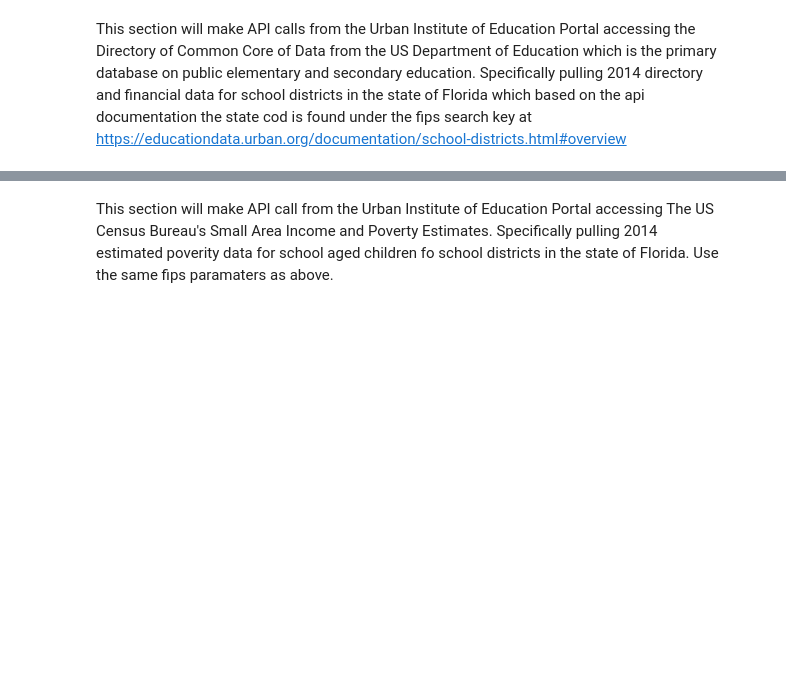
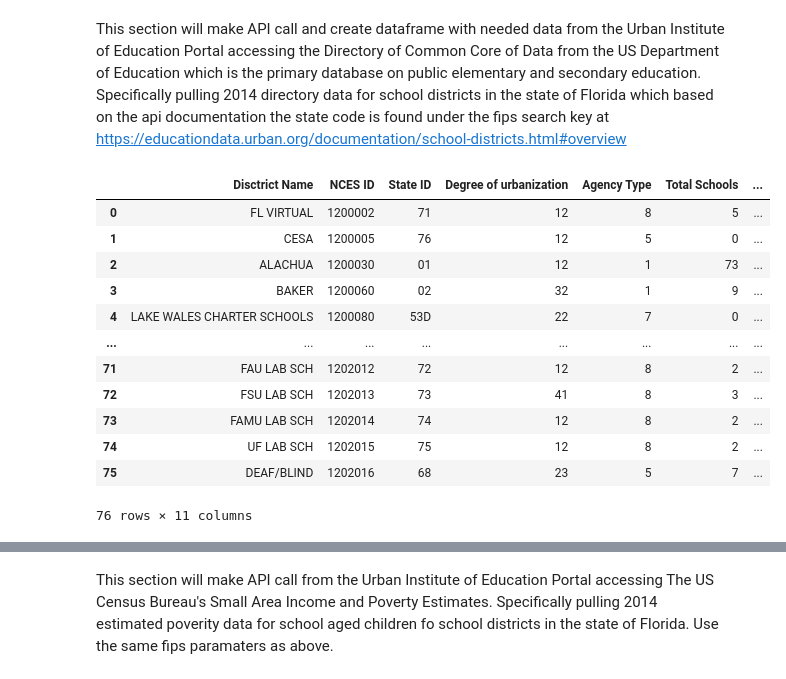
Before and after one commit to jjwilliams11/project1, a Jupyter notebook: Education_Dropout/FL_Education_Dropout_JJ.ipynb, the cells around one changed output, grey strips where cells are left out. Cells and saved outputs as stored; diff of their text form; code cells hidden in the pictures; blank space fills up the shorter version.

Commit message:
First 2 api pulls now in dataframes

```diff
--- a/Education_Dropout/FL_Education_Dropout_JJ.ipynb
+++ b/Education_Dropout/FL_Education_Dropout_JJ.ipynb
@@ -8,4 +8,4 @@ import os
 import json
 import requests
 # %% [markdown]
-This section will make API calls from the Urban Institute of Education Portal accessing the Directory of Common Core of Data from the US Department of Education which is the primary database on public elementary and secondary education. Specifically pulling 2014 directory and financial data for school districts in the state of Florida which based on the api documentation the state cod is found under the fips search key at https://educationdata.urban.org/documentation/school-districts.html#overview
+This section will make API call and create dataframe with needed data from the Urban Institute of Education Portal accessing the Directory of Common Core of Data from the US Department of Education which is the primary database on public elementary and secondary education. Specifically pulling 2014 directory data for school districts in the state of Florida which based on the api documentation the state code is found under the fips search key at https://educationdata.urban.org/documentation/school-districts.html#overview
@@ -33,0 +12,64 @@ fl_ccd_finance_data = fl_ccd_finance_response.json()
+# %%
+# Build query URL
+url = "https://educationdata.urban.org/api/v1/school-districts/ccd/directory/"
+year = "2014/"
+state_code = "12"
+
+query_url = f"{url}{year}?fips={state_code}"
+
+# Request data in json and store variable
+fl_ccd_directory_response = requests.get(query_url)
+fl_ccd_directory_data = fl_ccd_directory_response.json()
+
+# Establish the results from the request to loop through below
+results_directory = fl_ccd_directory_data['results']
+
+# Create Lists to store values for the columns
+district_name = []
+dir_nces_id = []
+state_id = []
+latitude = []
+longitude = []
+urban_locale = []
+agency_type = []
+total_schools = []
+total_students = []
+spec_ed_stud = []
+eng_lang_stud = []
+
+# Loop through results and store values in appropriate lists
+for result in results_directory:
+    district_name.append(result['lea_name'])
+    dir_nces_id.append(result['leaid'])
+    state_id.append(result['state_leaid'])
+    latitude.append(result['latitude'])
+    longitude.append(result['longitude'])
+    urban_locale.append(result['urban_centric_locale'])
+    agency_type.append(result['agency_type'])
+    total_schools.append(result['number_of_schools'])
+    total_students.append(result['enrollment'])
+    spec_ed_stud.append(result['spec_ed_students'])
+    eng_lang_stud.append(result['english_language_learners'])
+
+# Create dataframe from results
+fl_ccd_directory = pd.DataFrame({"Disctrict Name":district_name, "NCES ID":nces_id, "State ID":state_id,
+                                 "Degree of urbanization":urban_locale, "Agency Type":agency_type,
+                                "Total Schools":total_schools, "Total Students Enrolled":total_students,
+                                "Special Ed Students":spec_ed_stud, "English Language Students":eng_lang_stud,
+                                "Latitude":latitude, "Longitude":longitude})
+
+fl_ccd_directory
+# %% [output]
+|  | Disctrict Name | NCES ID | State ID | Degree of urbanization | Agency Type | Total Schools | ... |
+| 0 | FL VIRTUAL | 1200002 | 71 | 12 | 8 | 5 | ... |
+| 1 | CESA | 1200005 | 76 | 12 | 5 | 0 | ... |
+| 2 | ALACHUA | 1200030 | 01 | 12 | 1 | 73 | ... |
+| 3 | BAKER | 1200060 | 02 | 32 | 1 | 9 | ... |
+| 4 | LAKE WALES CHARTER SCHOOLS | 1200080 | 53D | 22 | 7 | 0 | ... |
+| ... | ... | ... | ... | ... | ... | ... | ... |
+| 71 | FAU LAB SCH | 1202012 | 72 | 12 | 8 | 2 | ... |
+| 72 | FSU LAB SCH | 1202013 | 73 | 41 | 8 | 3 | ... |
+| 73 | FAMU LAB SCH | 1202014 | 74 | 12 | 8 | 2 | ... |
+| 74 | UF LAB SCH | 1202015 | 75 | 12 | 8 | 2 | ... |
+| 75 | DEAF/BLIND | 1202016 | 68 | 23 | 5 | 7 | ... |
+76 rows × 11 columns
```
Also changed, not shown: parts of 4 cells of this notebook.
